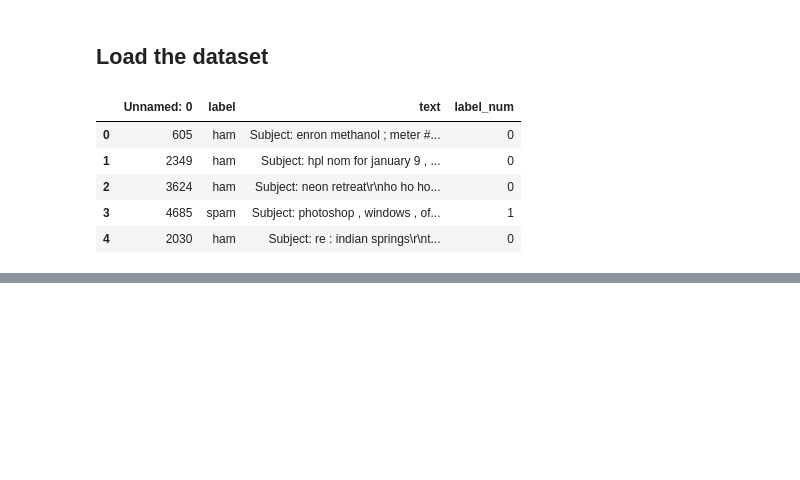
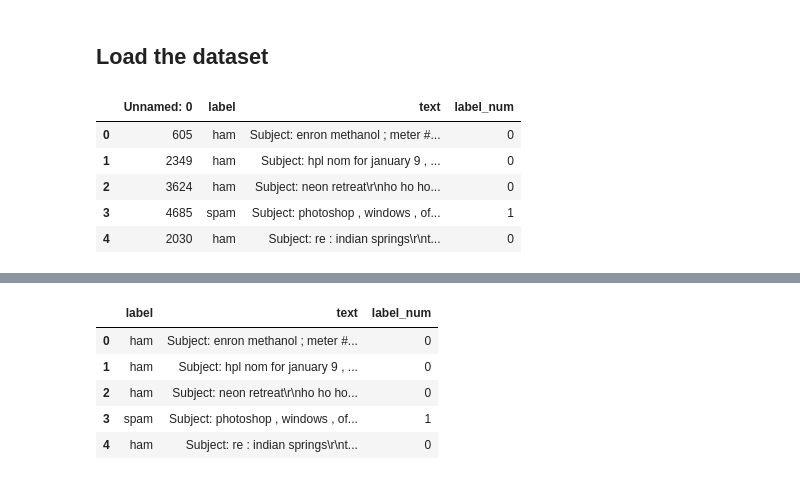
Before and after one commit to SajjadKhanYousafzai/DEP, a Jupyter notebook: Email Spam Classification/spam.ipynb, the cells around one changed output, grey strips where cells are left out. Saved outputs shown, nothing was run; the diff lists cells and outputs as text; code cells hidden in the pictures; blank space fills up the shorter version.

```diff
--- a/Email Spam Classification/spam.ipynb
+++ b/Email Spam Classification/spam.ipynb
@@ -52,0 +140,13 @@ df.head()
+# %%
+# Removing unnecessary  column
+df.drop(["Unnamed: 0"],axis=1,inplace=True)
+# %%
+# Now lets check dataset again
+df.head()
+# %% [output]
+|  | label | text | label_num |
+| 0 | ham | Subject: enron methanol ; meter #... | 0 |
+| 1 | ham | Subject: hpl nom for january 9 , ... | 0 |
+| 2 | ham | Subject: neon retreat\r\nho ho ho... | 0 |
+| 3 | spam | Subject: photoshop , windows , of... | 1 |
+| 4 | ham | Subject: re : indian springs\r\nt... | 0 |
```
Also changed, not shown: parts of 18 cells of this notebook.
